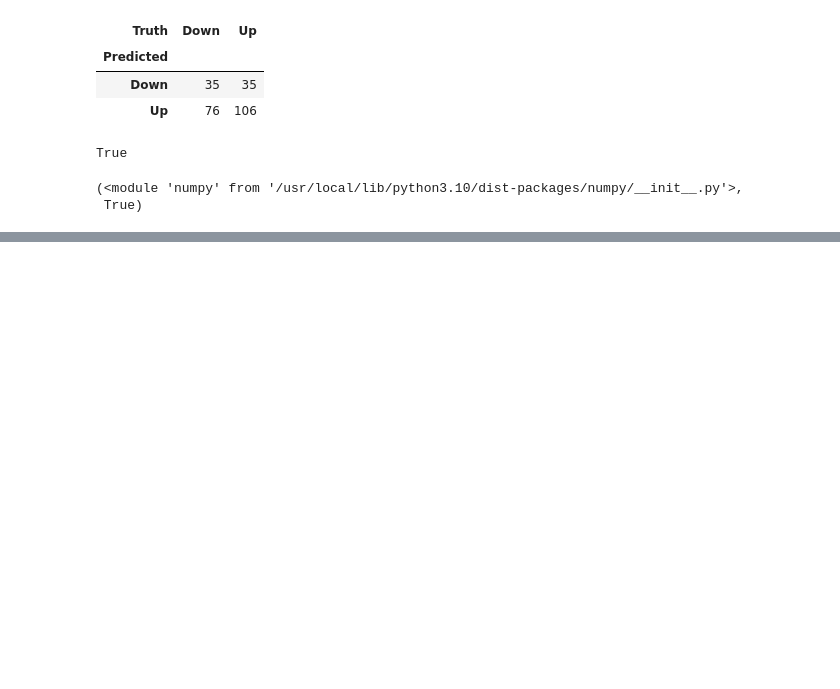
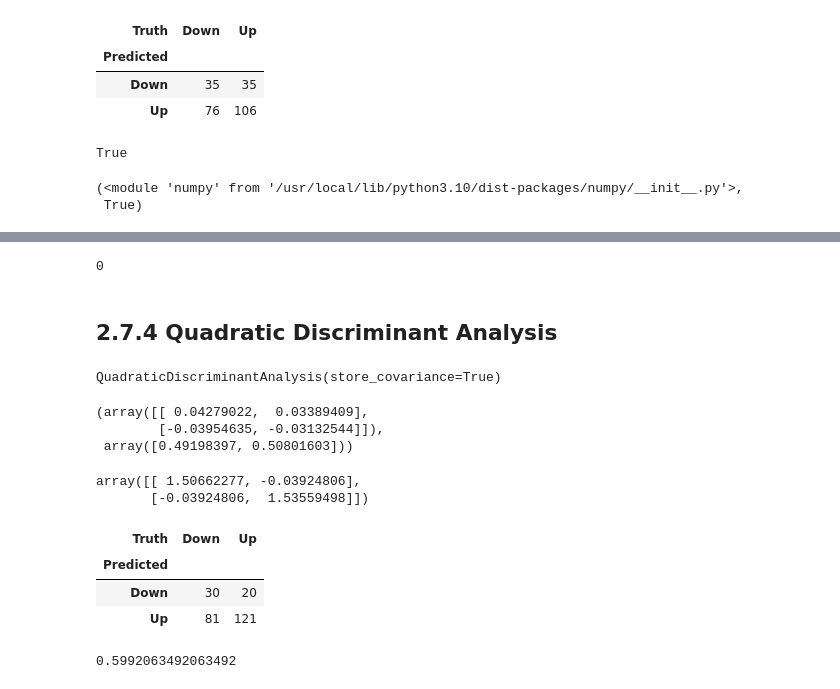
Before and after one commit to 2Ju1/AI_2024WinterStudy, a Jupyter notebook: ISLP_lab/Lesson4_lab.ipynb, the cells around one changed output, grey strips where cells are left out. Saved outputs shown, nothing was run; the diff lists cells and outputs as text; code cells hidden in the pictures; blank space fills up the shorter version.

```diff
--- a/ISLP_lab/Lesson4_lab.ipynb
+++ b/ISLP_lab/Lesson4_lab.ipynb
@@ -269,0 +300,36 @@ np,all(
+# %%
+#더 깐깐하게 기준 설정
+np.sum(lda_prob[:,0]>0.9)
+# %% [output]
+0
+# %% [markdown]
+## 2.7.4 Quadratic Discriminant Analysis
+# %%
+qda=QDA(store_covariance=True)
+qda.fit(X_train, L_train)
+# %% [output]
+QuadraticDiscriminantAnalysis(store_covariance=True)
+# %%
+qda.means_, qda.priors_
+# %% [output]
+(array([[ 0.04279022,  0.03389409],
+        [-0.03954635, -0.03132544]]),
+ array([0.49198397, 0.50801603]))
+# %%
+#첫번째 클래스에서의 Covariance
+qda.covariance_[0]
+# %% [output]
+array([[ 1.50662277, -0.03924806],
+       [-0.03924806,  1.53559498]])
+# %%
+qda_pred=qda.predict(X_test)
+confusion_table(qda_pred,L_test)
+# %% [output]
+| Truth | Down | Up |
+| Predicted |  |  |
+| Down | 30 | 20 |
+| Up | 81 | 121 |
+# %%
+np.mean(qda_pred==L_test)
+# %% [output]
+0.5992063492063492
```
Also changed, not shown: parts of 32 cells of this notebook, 25 other files.
